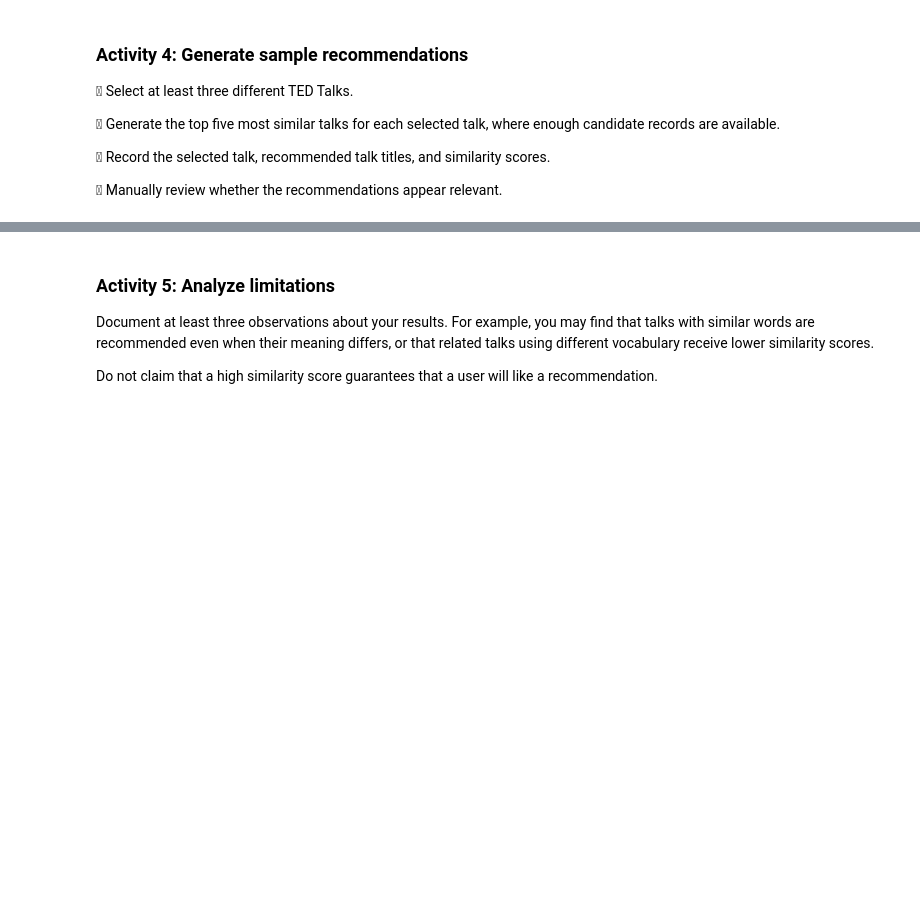
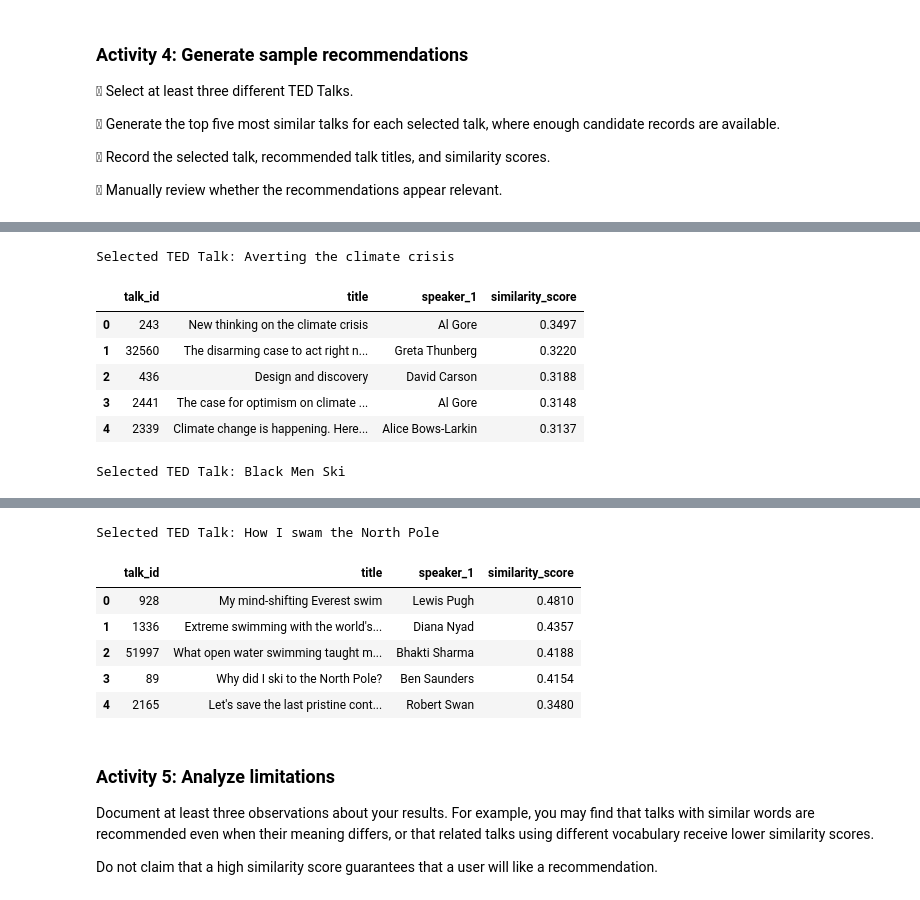
Before and after one commit to springboardmentor098/TED-TALK-RECOMMENDATION-SYSTEM, a Jupyter notebook: notebooks/04_tfidf_vectorization.ipynb, the cells around one changed output, grey strips where cells are left out. Drawn from its saved outputs; the diff is of its cells as text; code cells hidden in the pictures; blank space fills up the shorter version.

```diff
--- a/notebooks/04_tfidf_vectorization.ipynb
+++ b/notebooks/04_tfidf_vectorization.ipynb
@@ -336,0 +271,23 @@ Selected TED Talk: How I swam the North Pole
+# %%
+test_titles = [
+    "Averting the climate crisis",
+    "Black Men Ski",
+    "How I swam the North Pole"
+]
+
+for title in test_titles:
+
+    print("\nSelected TED Talk:", title)
+
+    recommendations = recommend_talks(title, top_n=5)
+
+    display(recommendations.round({"similarity_score": 4}))
+# %% [output]
+Selected TED Talk: Averting the climate crisis
+|  | talk_id | title | speaker_1 | similarity_score |
+| 0 | 243 | New thinking on the climate crisis | Al Gore | 0.3497 |
+| 1 | 32560 | The disarming case to act right n... | Greta Thunberg | 0.3220 |
+| 2 | 436 | Design and discovery | David Carson | 0.3188 |
+| 3 | 2441 | The case for optimism on climate ... | Al Gore | 0.3148 |
+| 4 | 2339 | Climate change is happening. Here... | Alice Bows-Larkin | 0.3137 |
+Selected TED Talk: Black Men Ski
@@ -337,3 +300,10 @@ Selected TED Talk: How I swam the North Pole
+Selected TED Talk: How I swam the North Pole
+|  | talk_id | title | speaker_1 | similarity_score |
+| 0 | 928 | My mind-shifting Everest swim | Lewis Pugh | 0.4810 |
+| 1 | 1336 | Extreme swimming with the world's... | Diana Nyad | 0.4357 |
+| 2 | 51997 | What open water swimming taught m... | Bhakti Sharma | 0.4188 |
+| 3 | 89 | Why did I ski to the North Pole? | Ben Saunders | 0.4154 |
+| 4 | 2165 | Let's save the last pristine cont... | Robert Swan | 0.3480 |
 # %% [markdown]
 ### Activity 5: Analyze limitations
 
```
Also changed, not shown: parts of 13 cells of this notebook, 2 other files.
